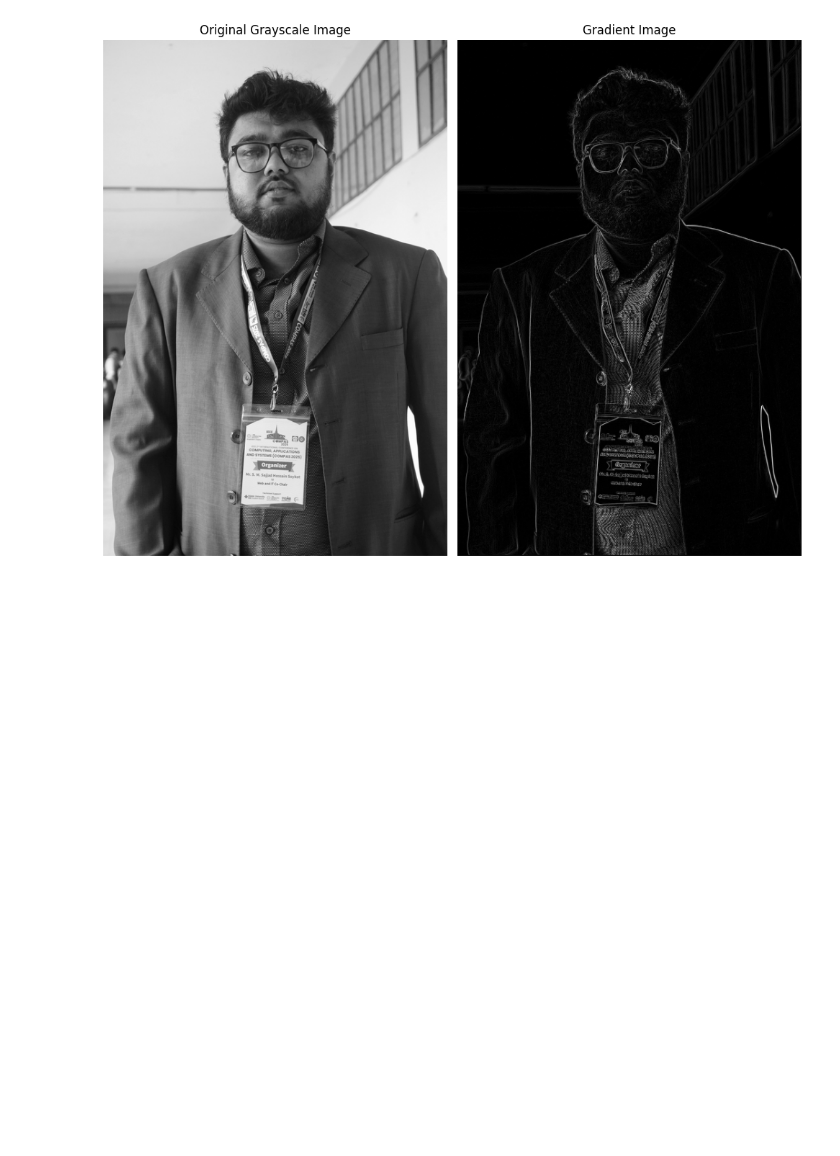
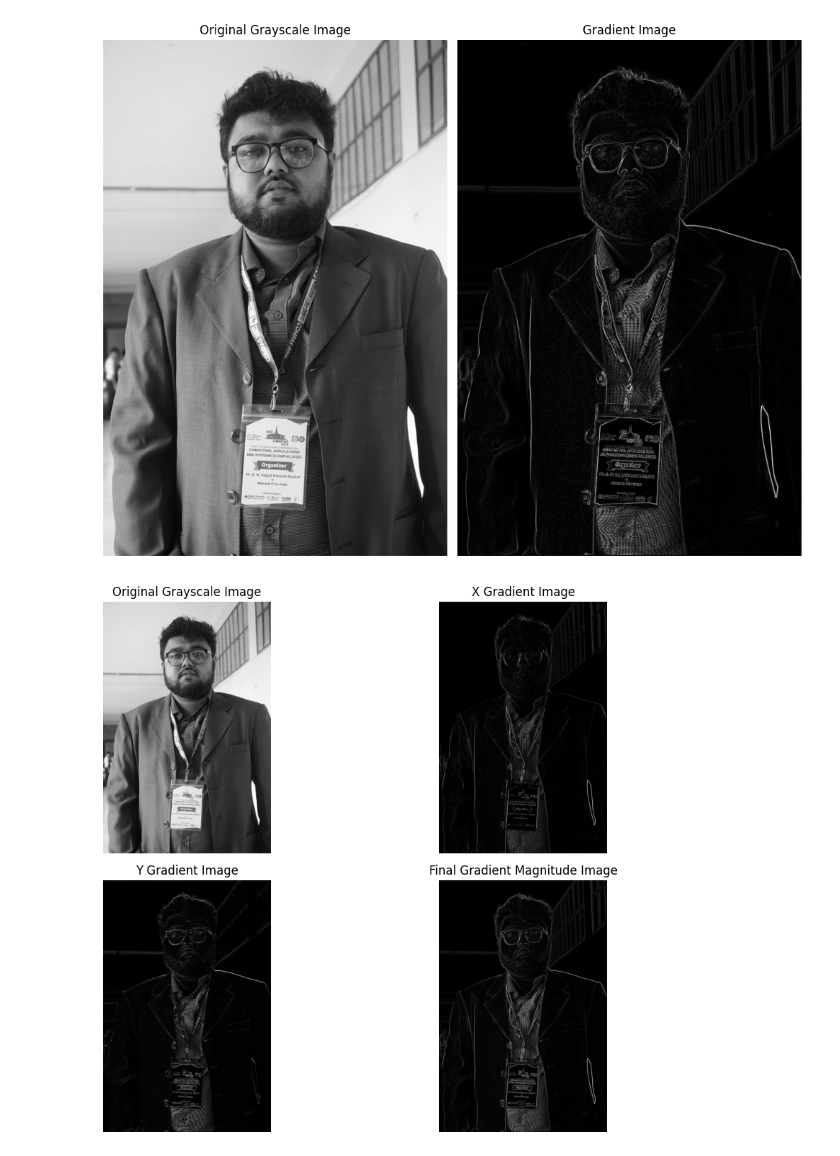
Before and after one commit to SajjadHossainSoykot/ICT-4104-Digital-Signal-and-Image-Processing-Laboratory, a Jupyter notebook: Exp1_Gradient.ipynb, the cells around one changed output. Cells and saved outputs as stored; diff of their text form; code cells hidden in the pictures; blank space fills up the shorter version.

Commit message:
Added x, y gradient also

```diff
--- a/Exp1_Gradient.ipynb
+++ b/Exp1_Gradient.ipynb
@@ -96,3 +96,79 @@ plt.savefig('Exp1_Output.png')
 plt.show()
 # %% [output]
 [figure]
+# %%
+import cv2
+import numpy as np
+import matplotlib.pyplot as plt
+
+# Read image in grayscale mode
+img = cv2.imread('demo_image.jpg', 0)
+# img = cv2.imread('Exp1_Demo.jpg', 0)
+
+# Get image size
+h, w = img.shape
+
+# Create empty output images
+gx_img = np.zeros((h, w), dtype=np.uint8)
+gy_img = np.zeros((h, w), dtype=np.uint8)
+gradient = np.zeros((h, w), dtype=np.uint8)
+
+# Apply gradient formulas:
+# Gx = f(x,y+1) - f(x,y)
+# Gy = f(x+1,y) - f(x,y)
+# G  = sqrt(Gx^2 + Gy^2)
+
+for i in range(h - 1):
+    for j in range(w - 1):
+        gx = int(img[i, j + 1]) - int(img[i, j])
+        gy = int(img[i + 1, j]) - int(img[i, j])
+
+        # For displaying X and Y gradient, use absolute value
+        gx_abs = abs(gx)
+        gy_abs = abs(gy)
+
+        # Final gradient magnitude
+        g = np.sqrt(gx**2 + gy**2)
+
+        # Clip values to 0-255
+        if gx_abs > 255:
+            gx_abs = 255
+
+        if gy_abs > 255:
+            gy_abs = 255
+
+        if g > 255:
+            g = 255
+
+        gx_img[i, j] = int(gx_abs)
+        gy_img[i, j] = int(gy_abs)
+        gradient[i, j] = int(g)
+
+# Display using matplotlib
+plt.figure(figsize=(12, 8))
+
+plt.subplot(2, 2, 1)
+plt.imshow(img, cmap='gray')
+plt.title("Original Grayscale Image")
+plt.axis("off")
+
+plt.subplot(2, 2, 2)
+plt.imshow(gx_img, cmap='gray')
+plt.title("X Gradient Image")
+plt.axis("off")
+
+plt.subplot(2, 2, 3)
+plt.imshow(gy_img, cmap='gray')
+plt.title("Y Gradient Image")
+plt.axis("off")
+
+plt.subplot(2, 2, 4)
+plt.imshow(gradient, cmap='gray')
+plt.title("Final Gradient Magnitude Image")
+plt.axis("off")
+
+plt.tight_layout()
+plt.savefig('Exp1_Output.png')
+plt.show()
+# %% [output]
+[figure, added]
```
